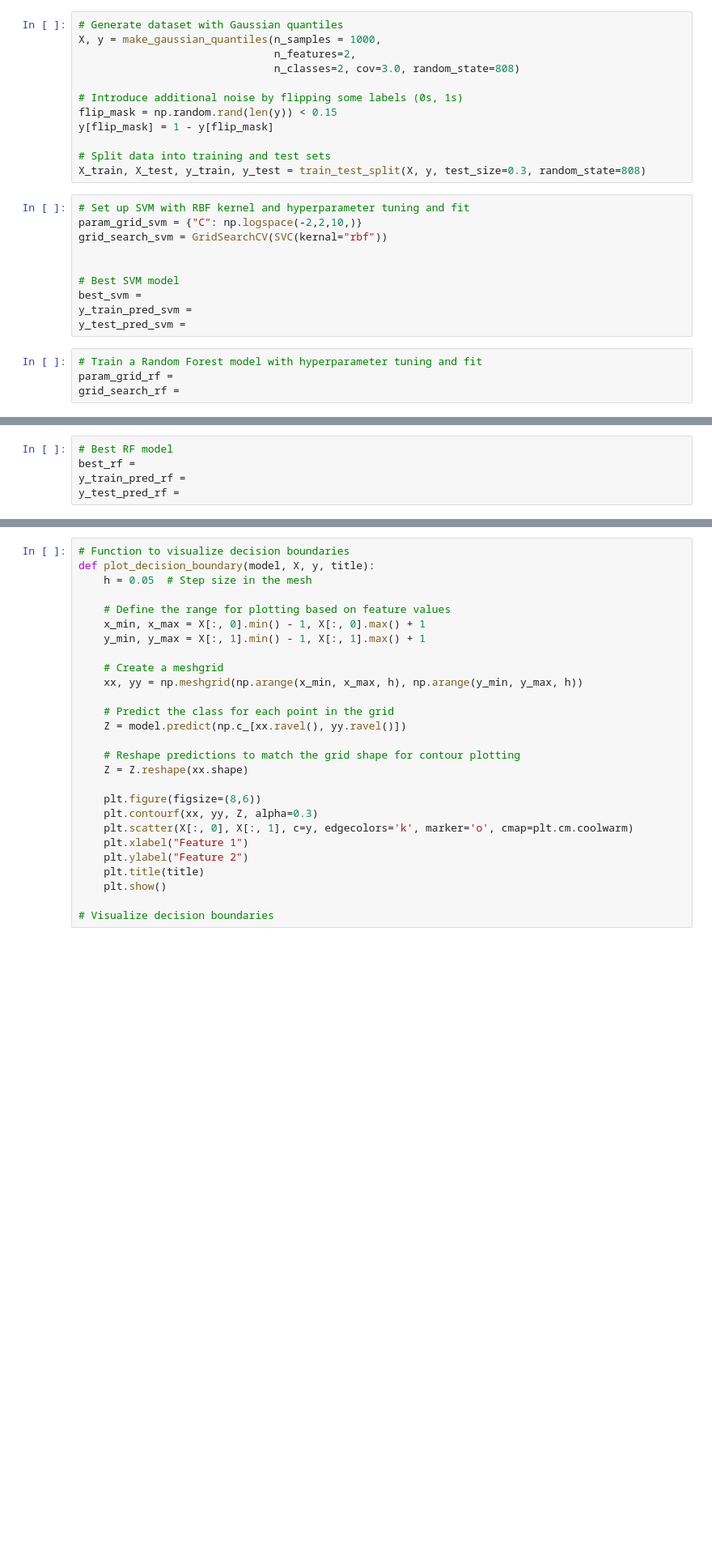
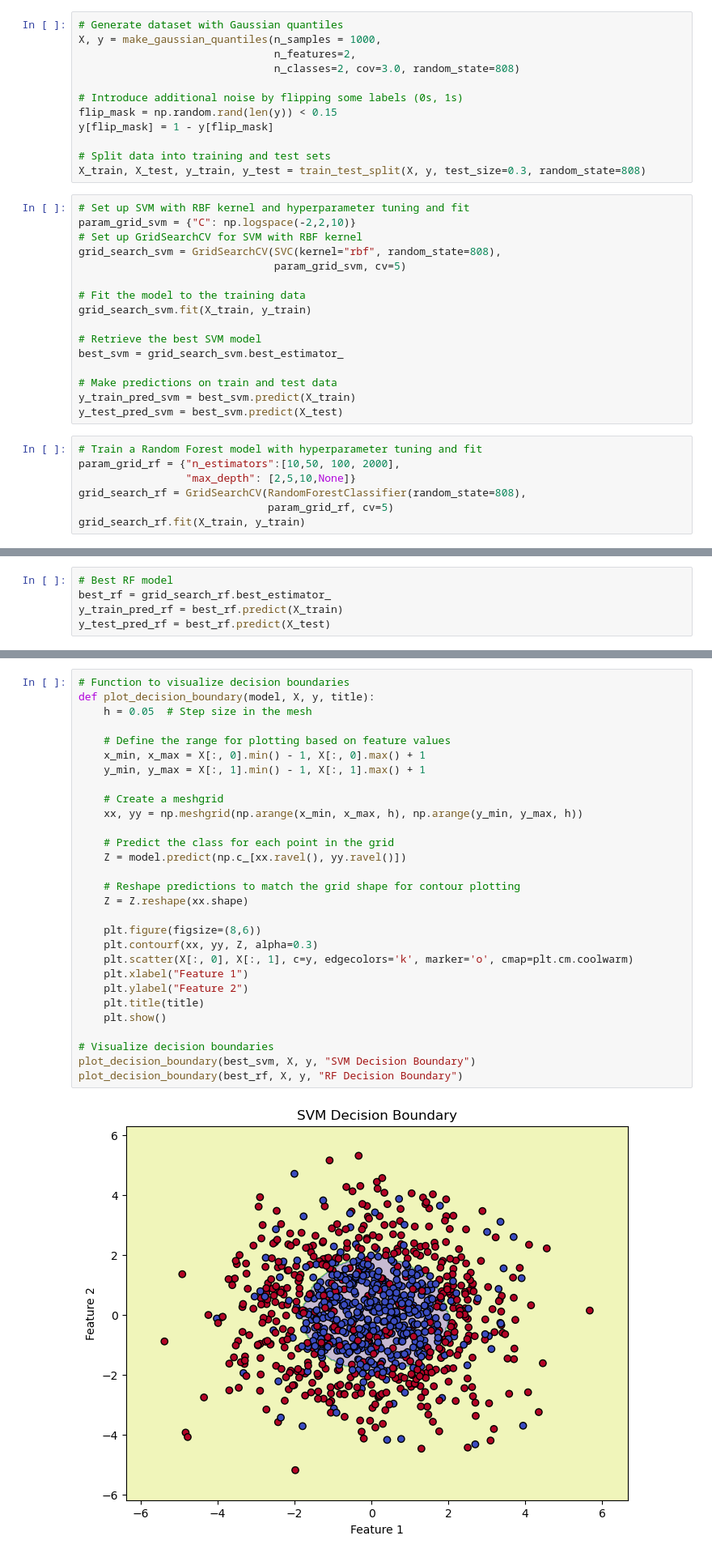
Before and after one commit to imsibaja/eds232-labs, a Jupyter notebook: Week9/Lab9-demo.ipynb, the cells around one changed output, grey strips where cells are left out. Shown at 81% size. Saved outputs shown, nothing was run; the diff lists cells and outputs as text; blank space fills up the shorter version.

```diff
--- a/Week9/Lab9-demo.ipynb
+++ b/Week9/Lab9-demo.ipynb
@@ -22,15 +22,24 @@ y[flip_mask] = 1 - y[flip_mask]
 X_train, X_test, y_train, y_test = train_test_split(X, y, test_size=0.3, random_state=808)
 # %%
 # Set up SVM with RBF kernel and hyperparameter tuning and fit
-param_grid_svm = {"C": np.logspace(-2,2,10,)}
-grid_search_svm = GridSearchCV(SVC(kernal="rbf"))
+param_grid_svm = {"C": np.logspace(-2,2,10)}
+# Set up GridSearchCV for SVM with RBF kernel
+grid_search_svm = GridSearchCV(SVC(kernel="rbf", random_state=808),
+                               param_grid_svm, cv=5)
 
+# Fit the model to the training data
+grid_search_svm.fit(X_train, y_train)
 
-# Best SVM model
-best_svm =
-y_train_pred_svm =
-y_test_pred_svm =
+# Retrieve the best SVM model
+best_svm = grid_search_svm.best_estimator_
+
+# Make predictions on train and test data
+y_train_pred_svm = best_svm.predict(X_train)
+y_test_pred_svm = best_svm.predict(X_test)
 # %%
 # Train a Random Forest model with hyperparameter tuning and fit
-param_grid_rf =
-grid_search_rf =
+param_grid_rf = {"n_estimators":[10,50, 100, 2000],
+                 "max_depth": [2,5,10,None]}
+grid_search_rf = GridSearchCV(RandomForestClassifier(random_state=808),
+                              param_grid_rf, cv=5)
+grid_search_rf.fit(X_train, y_train)
@@ -37,7 +50,7 @@ grid_search_rf =
 # %%
 # Best RF model
-best_rf =
-y_train_pred_rf =
-y_test_pred_rf =
+best_rf = grid_search_rf.best_estimator_
+y_train_pred_rf = best_rf.predict(X_train)
+y_test_pred_rf = best_rf.predict(X_test)
 # %%
 # Compute accuracy for both models
@@ -49,27 +68,31 @@ test_acc_rf =
 # %%
 # Function to visualize decision boundaries
 def plot_decision_boundary(model, X, y, title):
     h = 0.05  # Step size in the mesh
 
     # Define the range for plotting based on feature values
     x_min, x_max = X[:, 0].min() - 1, X[:, 0].max() + 1
     y_min, y_max = X[:, 1].min() - 1, X[:, 1].max() + 1
 
     # Create a meshgrid
     xx, yy = np.meshgrid(np.arange(x_min, x_max, h), np.arange(y_min, y_max, h))
 
     # Predict the class for each point in the grid
     Z = model.predict(np.c_[xx.ravel(), yy.ravel()])
 
     # Reshape predictions to match the grid shape for contour plotting
     Z = Z.reshape(xx.shape)
 
     plt.figure(figsize=(8,6))
     plt.contourf(xx, yy, Z, alpha=0.3)
     plt.scatter(X[:, 0], X[:, 1], c=y, edgecolors='k', marker='o', cmap=plt.cm.coolwarm)
     plt.xlabel("Feature 1")
     plt.ylabel("Feature 2")
     plt.title(title)
     plt.show()
 
 # Visualize decision boundaries
+plot_decision_boundary(best_svm, X, y, "SVM Decision Boundary")
+plot_decision_boundary(best_rf, X, y, "RF Decision Boundary")
+# %% [output]
+[figure, added]
```
Also changed, not shown: parts of 4 cells of this notebook, 2 other files.
